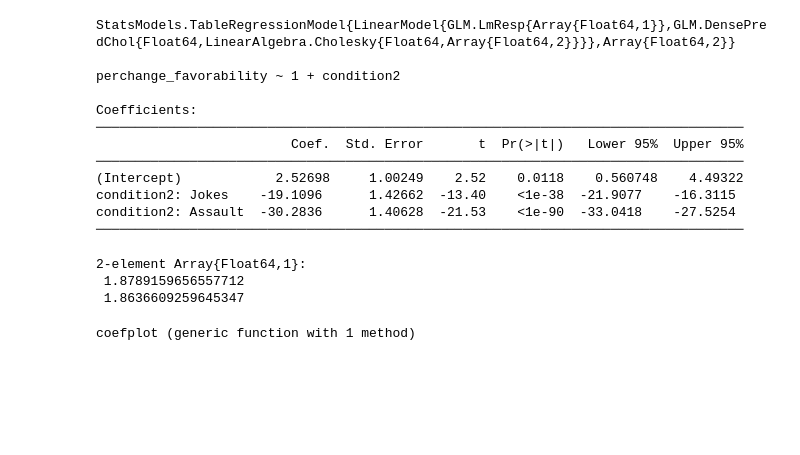
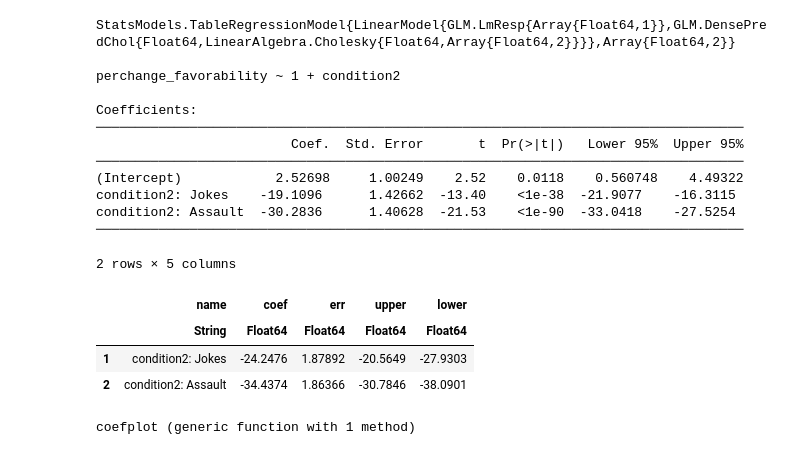
Before and after one commit to mattcingram/rep1_julia, a Jupyter notebook: code/rep1_julia.ipynb, the cells around one changed output. Drawn from its saved outputs; the diff is of its cells as text; code cells hidden in the pictures; blank space fills up the shorter version.

```diff
--- a/code/rep1_julia.ipynb
+++ b/code/rep1_julia.ipynb
@@ -1167,13 +1267,18 @@ condition2: Assault  -30.2836      1.40628  -21.53    <1e-90  -33.0418    -27.52
 ───────────────────────────────────────────────────────────────────────────────────
 # %%
 coefdf = DataFrame()
-coefdf.names = coefnames(m1a)[2:end] # no intercept
-coefdf.coefs = coef(m1a)[2:end]
+coefdf.name = coefnames(m1a)[2:end] # no intercept
+coefdf.coef = coef(m1a)[2:end]
 coefdf.err = stderror(m1a)[2:end]
+coefdf.upper = coefdf.coef + 1.96*coefdf.err
+coefdf.lower = coefdf.coef - 1.96*coefdf.err
+coefdf
 # %% [output]
-2-element Array{Float64,1}:
- 1.8789159656557712
- 1.8636609259645347
+2 rows × 5 columns
+|  | name | coef | err | upper | lower |
+|  | String | Float64 | Float64 | Float64 | Float64 |
+| 1 | condition2: Jokes | -24.2476 | 1.87892 | -20.5649 | -27.9303 |
+| 2 | condition2: Assault | -34.4374 | 1.86366 | -30.7846 | -38.0901 |
 # %%
 function coefplot(m)
        n = coefnames(m)[2:end] # no intercept
```
Also changed, not shown: parts of 14 cells of this notebook.
